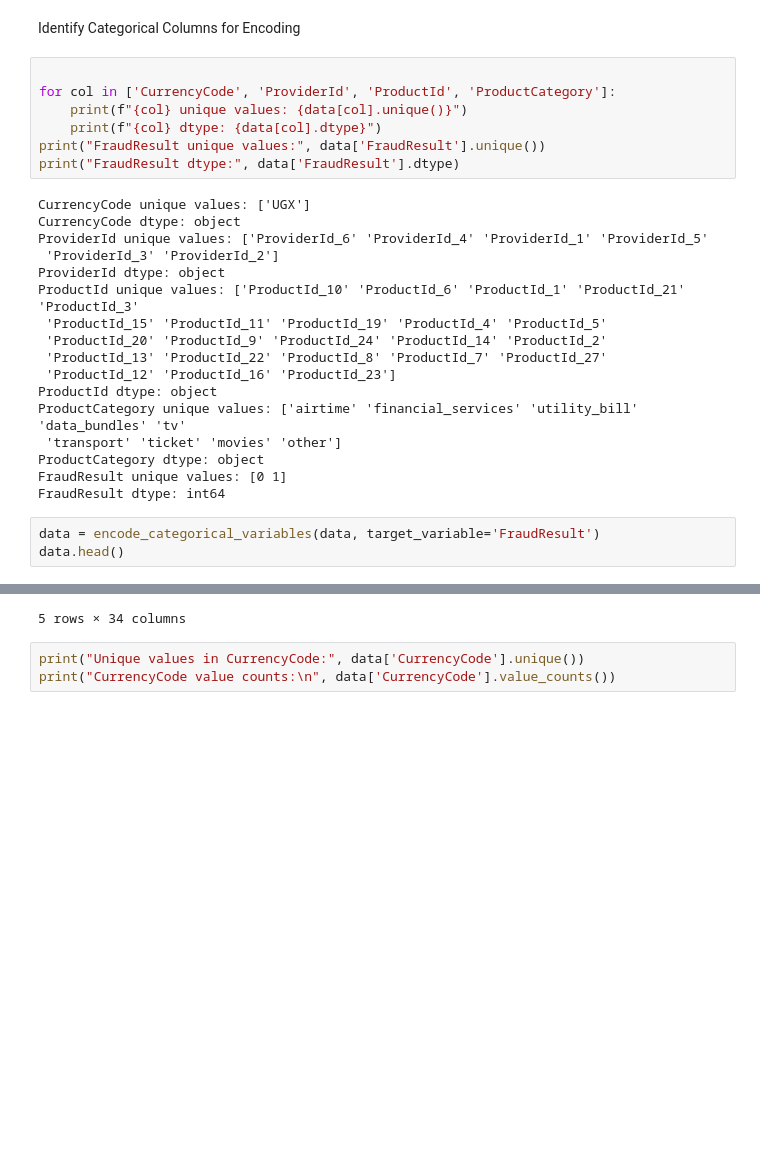
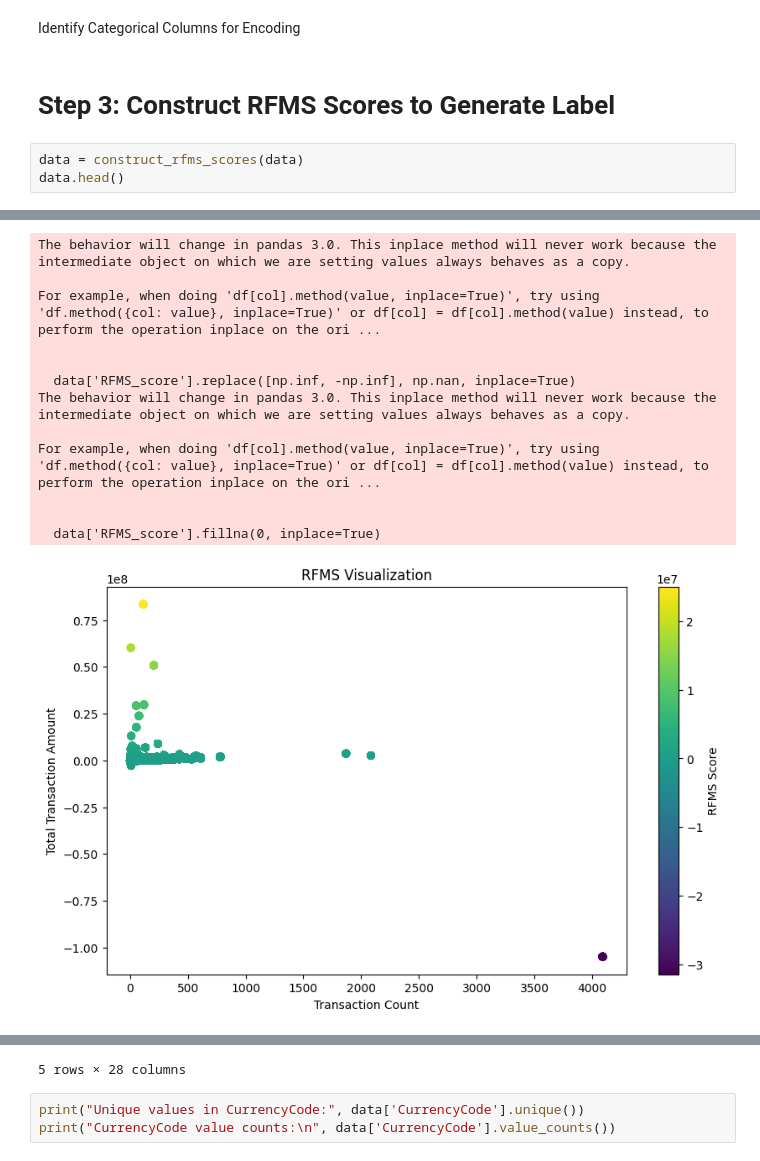
Before and after one commit to dagiteferi/Credit-scoring-model, a Jupyter notebook: notebooks/Feature_Engineering.ipynb, the cells around one changed output, grey strips where cells are left out. Saved outputs shown, nothing was run; the diff lists cells and outputs as text; blank space fills up the shorter version.

Commit message:
Refactor feature engineering process to improve missing value handling and enhance data quality

```diff
--- a/notebooks/Feature_Engineering.ipynb
+++ b/notebooks/Feature_Engineering.ipynb
@@ -72,31 +76,9 @@ TransactionMonth: The month when the transaction occurred.
 TransactionYear: The year when the transaction occurred
 # %% [markdown]
 Identify Categorical Columns for Encoding
-# %%
-
-for col in ['CurrencyCode', 'ProviderId', 'ProductId', 'ProductCategory']:
-    print(f"{col} unique values: {data[col].unique()}")
-    print(f"{col} dtype: {data[col].dtype}")
-print("FraudResult unique values:", data['FraudResult'].unique())
-print("FraudResult dtype:", data['FraudResult'].dtype)
-# %% [output]
-CurrencyCode unique values: ['UGX']
-CurrencyCode dtype: object
-ProviderId unique values: ['ProviderId_6' 'ProviderId_4' 'ProviderId_1' 'ProviderId_5'
- 'ProviderId_3' 'ProviderId_2']
-ProviderId dtype: object
-ProductId unique values: ['ProductId_10' 'ProductId_6' 'ProductId_1' 'ProductId_21' 'ProductId_3'
- 'ProductId_15' 'ProductId_11' 'ProductId_19' 'ProductId_4' 'ProductId_5'
- 'ProductId_20' 'ProductId_9' 'ProductId_24' 'ProductId_14' 'ProductId_2'
- 'ProductId_13' 'ProductId_22' 'ProductId_8' 'ProductId_7' 'ProductId_27'
- 'ProductId_12' 'ProductId_16' 'ProductId_23']
-ProductId dtype: object
-ProductCategory unique values: ['airtime' 'financial_services' 'utility_bill' 'data_bundles' 'tv'
- 'transport' 'ticket' 'movies' 'other']
-ProductCategory dtype: object
-FraudResult unique values: [0 1]
-FraudResult dtype: int64
+# %% [markdown]
+# Step 3: Construct RFMS Scores to Generate Label
 # %%
-data = encode_categorical_variables(data, target_variable='FraudResult')
+data = construct_rfms_scores(data)
 data.head()
 # %% [output]
@@ -122,0 +92,13 @@ data.head()
+The behavior will change in pandas 3.0. This inplace method will never work because the intermediate object on which we are setting values always behaves as a copy.
+
+For example, when doing 'df[col].method(value, inplace=True)', try using 'df.method({col: value}, inplace=True)' or df[col] = df[col].method(value) instead, to perform the operation inplace on the ori ...
+
+
+  data['RFMS_score'].replace([np.inf, -np.inf], np.nan, inplace=True)
+The behavior will change in pandas 3.0. This inplace method will never work because the intermediate object on which we are setting values always behaves as a copy.
+
+For example, when doing 'df[col].method(value, inplace=True)', try using 'df.method({col: value}, inplace=True)' or df[col] = df[col].method(value) instead, to perform the operation inplace on the ori ...
+
+
+  data['RFMS_score'].fillna(0, inplace=True)
+[figure, added]
@@ -129,4 +131,4 @@ data.head()
-5 rows × 34 columns
+5 rows × 28 columns
 # %%
 print("Unique values in CurrencyCode:", data['CurrencyCode'].unique())
 print("CurrencyCode value counts:\n", data['CurrencyCode'].value_counts())
```
Also changed, not shown: parts of 7 cells of this notebook.
